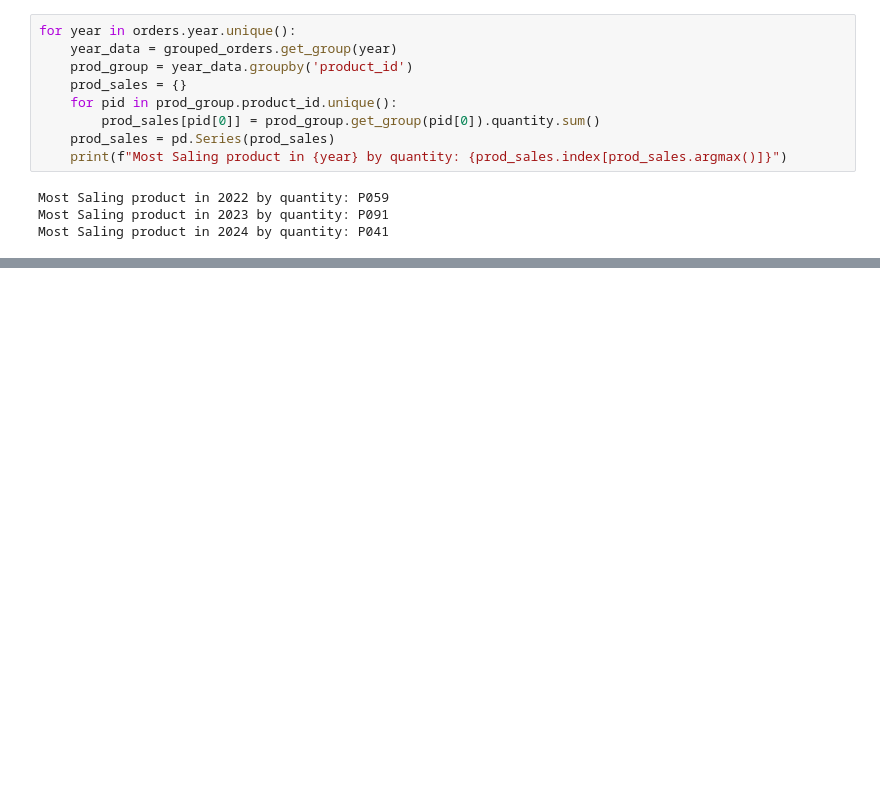
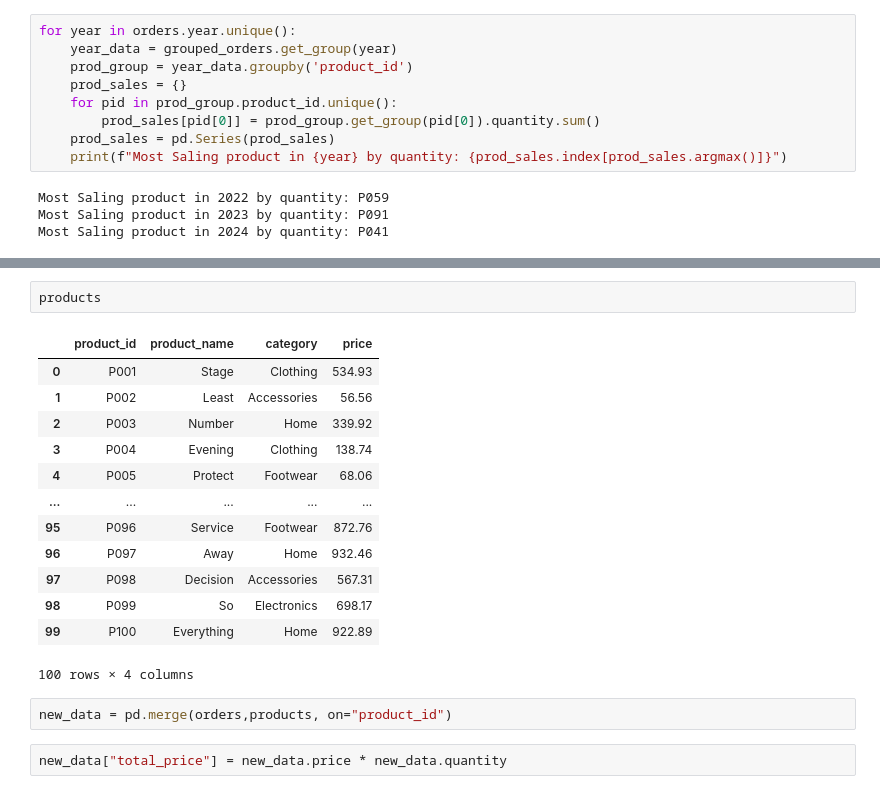
Before and after one commit to memonY49/SMIT-AI-DS-Batch-4, a Jupyter notebook: ecommerce.ipynb, the cells around one changed output, grey strips where cells are left out. Drawn from its saved outputs; the diff is of its cells as text; blank space fills up the shorter version.

```diff
--- a/ecommerce.ipynb
+++ b/ecommerce.ipynb
@@ -238,0 +277,20 @@ Most Saling product in 2024 by quantity: P041
+# %%
+products
+# %% [output]
+|  | product_id | product_name | category | price |
+| 0 | P001 | Stage | Clothing | 534.93 |
+| 1 | P002 | Least | Accessories | 56.56 |
+| 2 | P003 | Number | Home | 339.92 |
+| 3 | P004 | Evening | Clothing | 138.74 |
+| 4 | P005 | Protect | Footwear | 68.06 |
+| ... | ... | ... | ... | ... |
+| 95 | P096 | Service | Footwear | 872.76 |
+| 96 | P097 | Away | Home | 932.46 |
+| 97 | P098 | Decision | Accessories | 567.31 |
+| 98 | P099 | So | Electronics | 698.17 |
+| 99 | P100 | Everything | Home | 922.89 |
+100 rows × 4 columns
+# %%
+new_data = pd.merge(orders,products, on="product_id")
+# %%
+new_data["total_price"] = new_data.price * new_data.quantity
```
Also changed, not shown: parts of 10 cells of this notebook, 4 other files.
